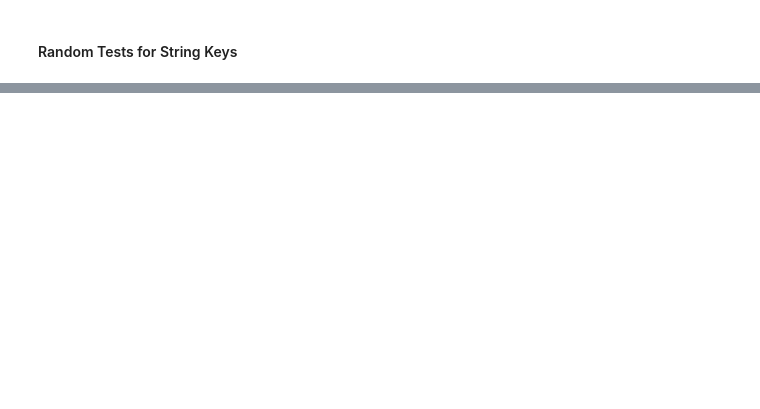
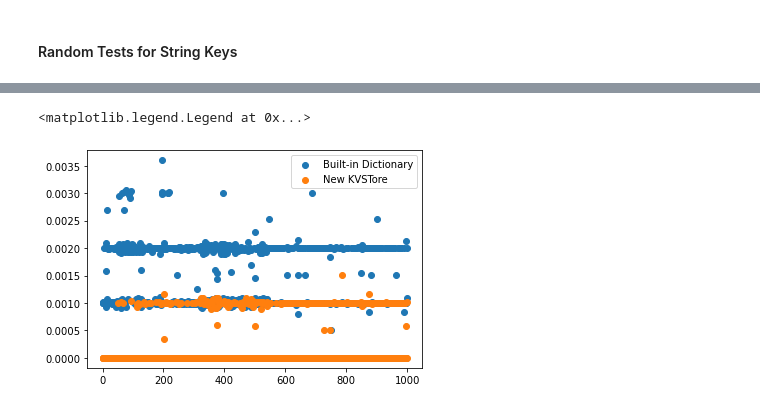
Before and after one commit to teresahanak/btree-kv-store, a Jupyter notebook: btree_kv_store_thanak_2023_01_24.ipynb, the cells around one changed output, grey strips where cells are left out. Saved outputs shown, nothing was run; the diff lists cells and outputs as text; code cells hidden in the pictures; blank space fills up the shorter version.

Commit message:
Updating speed plots

```diff
--- a/btree_kv_store_thanak_2023_01_24.ipynb
+++ b/btree_kv_store_thanak_2023_01_24.ipynb
@@ -327,0 +356,34 @@ plt.plot(dict_kv_times)
+# %%
+# Creating kv stores
+dict_kv = DictKVStore()
+new_kv = KVStore()
+
+with open("entries.csv") as f:
+    reader = csv.reader(f)
+    rows = list(reader)
+    for row in rows[1:]:
+        key = int(row[0])
+        value = int(row[1])
+        dict_kv[key] = value
+        new_kv[key] = value
+
+# Comparing Performance on range queries
+dict_kv_times = []
+new_kv_times = []
+
+with open("queries.csv") as f:
+    reader = csv.reader(f)
+    rows = list(reader)
+    for row in rows[1:]:
+        range_start = int(row[0])
+        range_end = int(row[1])
+
+        start = time.time()
+        dict_kv.range_query(range_start, range_end)
+        end = time.time()
+        dict_kv_times.append(end - start)
+
+        start = time.time()
+        new_kv.range_query(range_start, range_end)
+        end = time.time()
+        new_kv_times.append(end - start)
@@ -327,0 +392,9 @@ plt.plot(dict_kv_times)
+# %%
+import matplotlib.pyplot as plt
+
+plt.scatter(range(len(dict_kv_times)), dict_kv_times, label="Built-in Dictionary")
+plt.scatter(range(len(new_kv_times)), new_kv_times, label="New KVSTore")
+plt.legend()
+# %% [output]
+<matplotlib.legend.Legend at 0x...>
+[figure, added]
```
Also changed, not shown: parts of 8 cells of this notebook, 2 other files.
